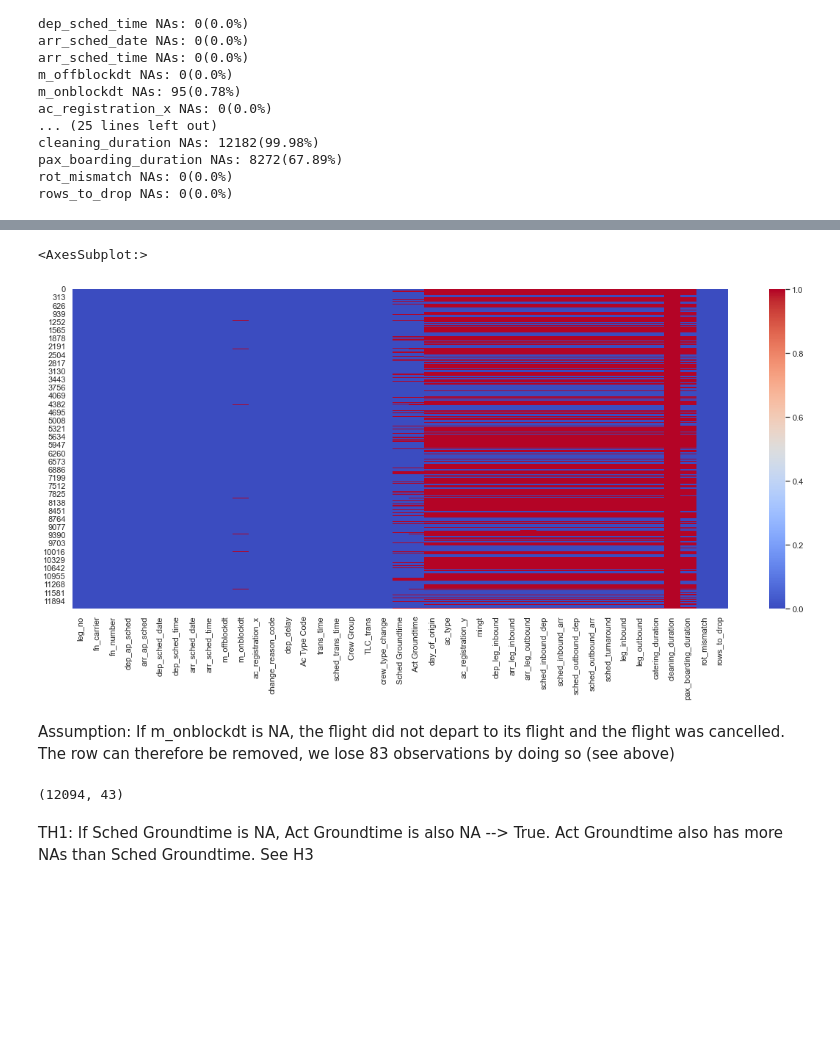
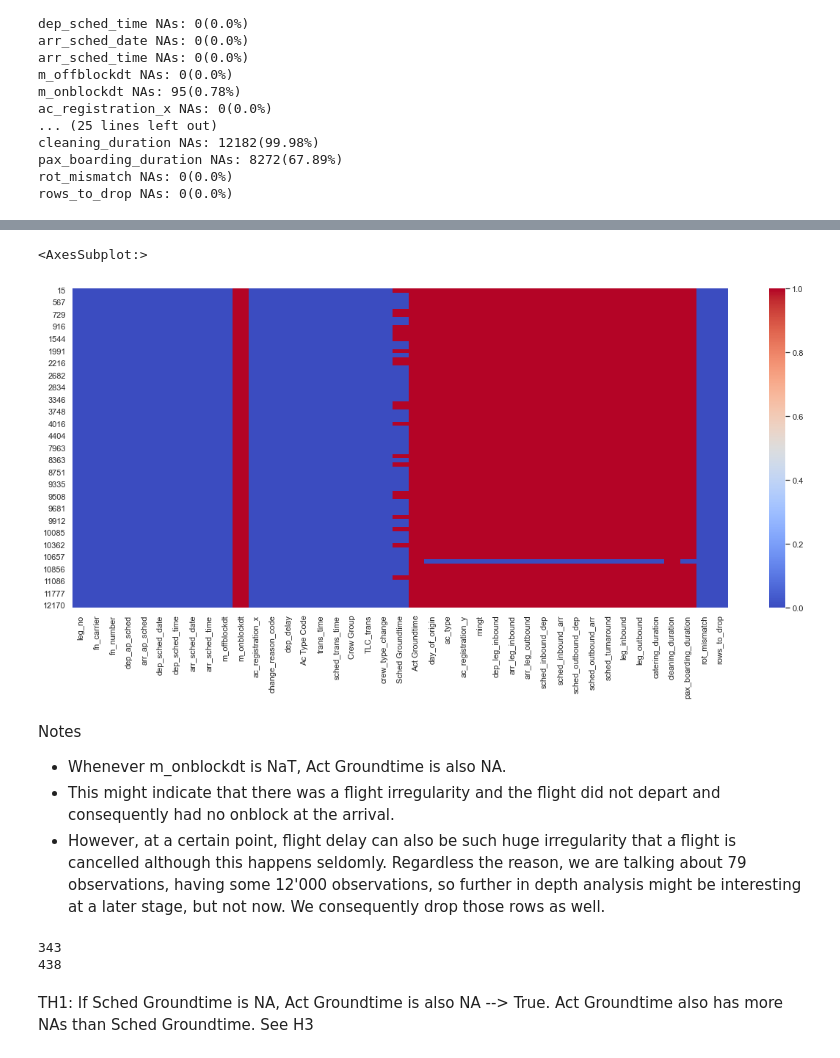
Before and after one commit to Paul1911/Delay-Prediction, a Jupyter notebook: notebooks/1raw_eda.ipynb, the cells around one changed output, grey strips where cells are left out. Saved outputs shown, nothing was run; the diff lists cells and outputs as text; code cells hidden in the pictures; blank space fills up the shorter version.

```diff
--- a/notebooks/1raw_eda.ipynb
+++ b/notebooks/1raw_eda.ipynb
@@ -358,0 +384,3 @@ rows_to_drop NAs: 0(0.0%)
+# %%
+m_onblockdt_NA = full_df[(full_df['m_onblockdt'].isna() == True) & (full_df['rows_to_drop'] == 0 )]
+m_onblockdt_NA
@@ -359,7 +401,5 @@ rows_to_drop NAs: 0(0.0%)
 # %%
-sns.heatmap(full_df.isnull(), cmap='coolwarm')
+sns.heatmap(m_onblockdt_NA.isnull(), cmap='coolwarm')
 # %% [output]
 <AxesSubplot:>
-[figure, old version]
+[figure, new version]
-# %% [markdown]
-Assumption: If m_onblockdt is NA, the flight did not depart to its flight and the flight was cancelled. The row can therefore be removed, we lose 83 observations by doing so (see above)
@@ -378,7 +406,19 @@ Assumption: If m_onblockdt is NA, the flight did not depart to its flight and th
-# %%
-full_df.shape
-# %% [output]
-(12094, 43)
+# %% [markdown]
+Notes
+- Whenever m_onblockdt is NaT, Act Groundtime is also NA.
+- This might indicate that there was a flight irregularity and the flight did not depart and consequently had no onblock at the arrival.
+- However, at a certain point, flight delay can also be such huge irregularity that a flight is cancelled although this happens seldomly.
+Regardless the reason, we are talking about 79 observations, having some 12'000 observations, so further in depth analysis might be interesting at a later stage, but not now.
+We consequently drop those rows as well.
+# %%
+# Mark m_onblockdt NAs for dropping
+
+print(full_df['rows_to_drop'].sum())
+full_df["rows_to_drop"] = np.where(full_df['m_onblockdt'].isna() == True, full_df["rows_to_drop"] + 1, full_df["rows_to_drop"])
+print(full_df['rows_to_drop'].sum())
+# %% [output]
+343
+438
 # %% [markdown]
 TH1: If Sched Groundtime is NA, Act Groundtime is also NA --> True. Act Groundtime also has more NAs than Sched Groundtime. See H3
 # %%
```
Also changed, not shown: parts of 23 cells of this notebook.
